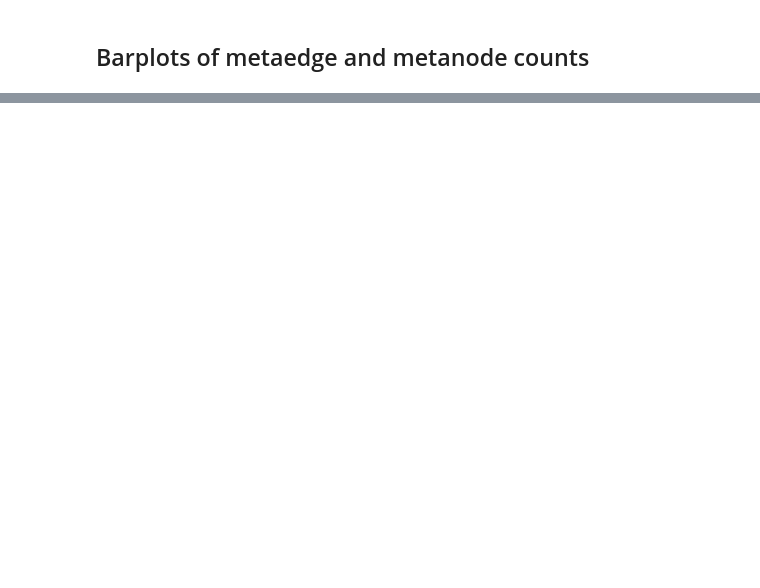
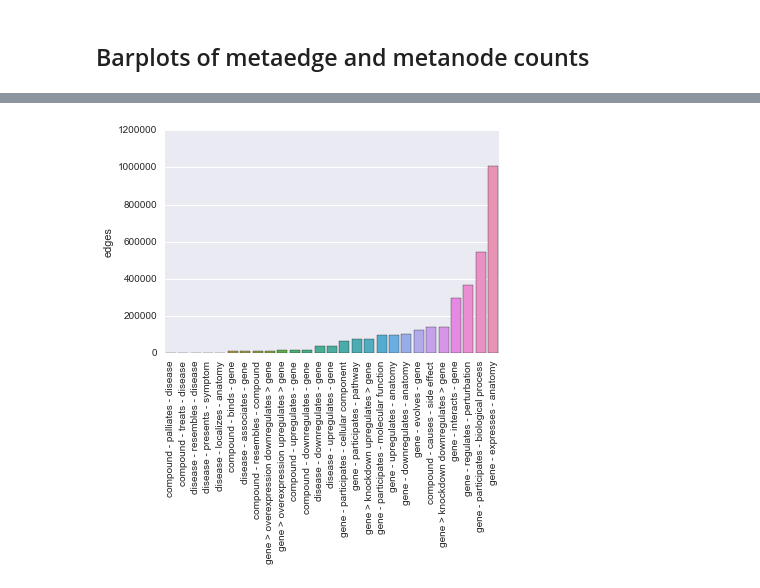
Before and after one commit to dhimmel/integrate, a Jupyter notebook: integrate.ipynb, the cells around one changed output, grey strips where cells are left out. Saved outputs shown, nothing was run; the diff lists cells and outputs as text; code cells hidden in the pictures; blank space fills up the shorter version.

```diff
--- a/integrate.ipynb
+++ b/integrate.ipynb
@@ -473,4 +566,0 @@ for metanode, nodes in metanode_to_nodes.items():
-# %%
-metaedge_to_edges = graph.get_metaedge_to_edges(exclude_inverts=True)
-for metaedge, edges in metaedge_to_edges.items():
-    print(metaedge, len(edges))
@@ -547,5 +673,7 @@ ax.set_xlabel(''); ax.set_ylabel('nodes');
 # %%
-ax = seaborn.barplot(x='metaedge', y='edges', data=metaedge_df.sort('edges'))
+ax = seaborn.barplot(x='metaedge', y='edges', data=metaedge_df.sort_values('edges'))
 for tick in ax.get_xticklabels():
     tick.set_rotation(90)
 ax.set_xlabel(''); ax.set_ylabel('edges');
+# %% [output]
+[figure, added]
```
Also changed, not shown: parts of 62 cells of this notebook, 3 other files.
